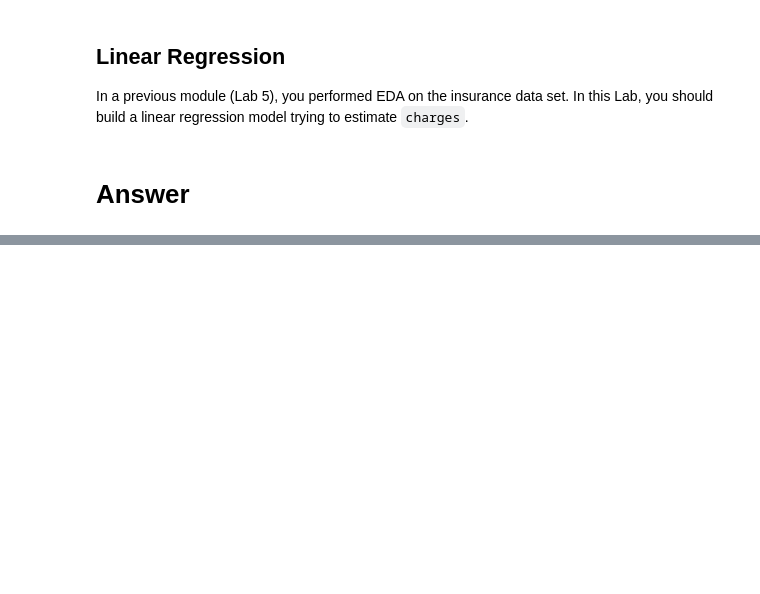
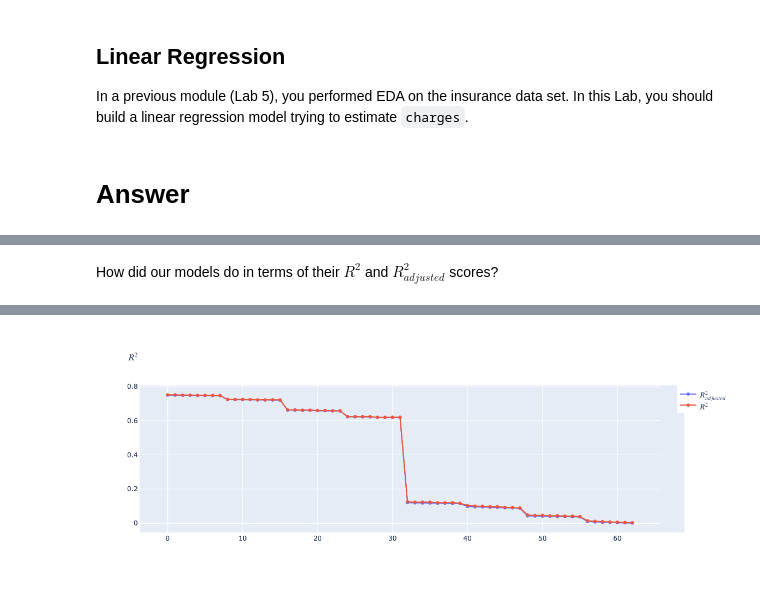
Before and after one commit to natemcintosh/en_685_648_data_science, a Jupyter notebook: 10_module/lab/nmcinto2.ipynb, the cells around one changed output, grey strips where cells are left out. Saved outputs shown, nothing was run; the diff lists cells and outputs as text; code cells hidden in the pictures; blank space fills up the shorter version.

```diff
--- a/10_module/lab/nmcinto2.ipynb
+++ b/10_module/lab/nmcinto2.ipynb
@@ -45,0 +100,9 @@ sns.set(style="whitegrid")
+# %%
+def adjusted_r_squared(result):
+    adjustment = (result["n"] - 1)/(result["n"] - len(result["coefficients"]) - 1 - 1)
+    return 1 - (1 - result["r_squared"]) * adjustment
+# %%
+for m in my_models:
+    m["adj_r_squared"] = adjusted_r_squared(m)
+
+my_models[:2]
@@ -45,0 +129,3 @@ sns.set(style="whitegrid")
+# %%
+ranked_models = sorted(my_models, reverse = True, key = lambda x: x["adj_r_squared"] )
+models.simple_describe_lr(ranked_models[0])
@@ -45,0 +144,5 @@ sns.set(style="whitegrid")
+# %% [markdown]
+How did our models do in terms of their $R^2$ and $R^2_{adjusted}$ scores?
+# %%
+adj_r2s = [m["adj_r_squared"] for m in ranked_models]
+r2s = [m["r_squared"] for m in ranked_models]
@@ -45,0 +151,19 @@ sns.set(style="whitegrid")
+# %%
+fig = go.Figure()
+xs = list(range(len(adj_r2s)))
+fig.add_scatter(
+    x = xs,
+    y = adj_r2s,
+    name = "$R^2_{adjusted}$",
+    mode = "markers+lines"
+)
+
+fig.add_scatter(
+    x = xs,
+    y = r2s,
+    name = "$R^2$",
+    mode = "markers+lines"
+)
+fig.layout.title = "Ranking of Models by $R^2$ and $R^2_{adjusted}$"
+fig
+# %% [output]
@@ -45,0 +171 @@ sns.set(style="whitegrid")
+[figure, added]
```
Also changed, not shown: parts of 14 cells of this notebook, 1 other file.
